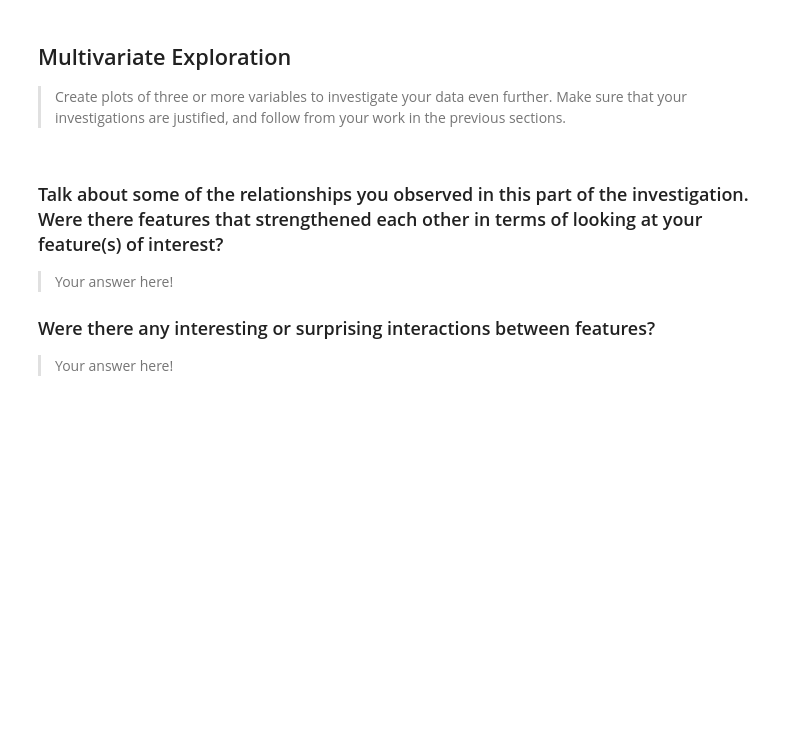
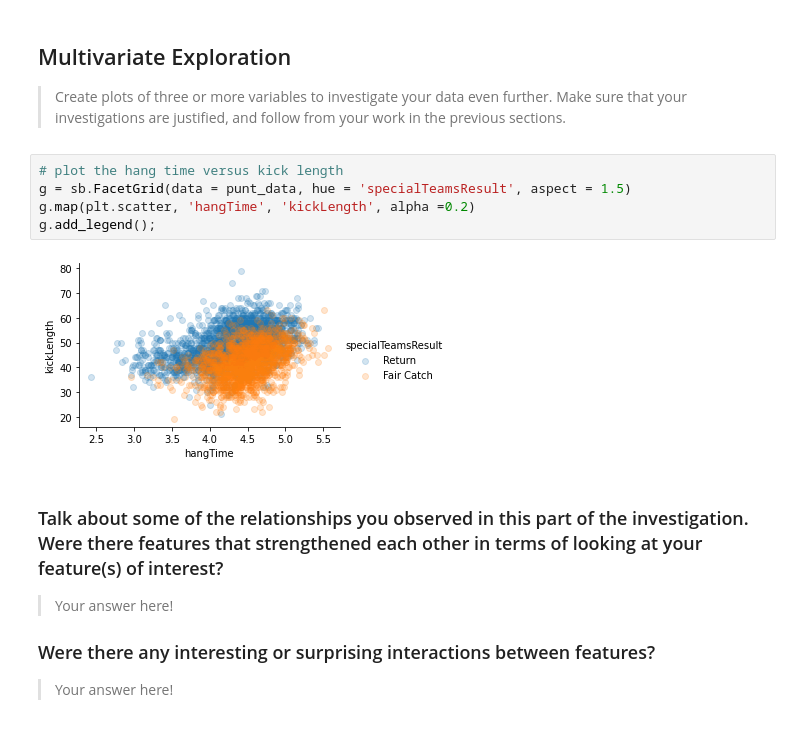
Before and after one commit to dkrejcarek/punt_analysis, a Jupyter notebook: Part_I_exploration_template.ipynb, the cells around one changed output. Drawn from its saved outputs; the diff is of its cells as text; blank space fills up the shorter version.

```diff
--- a/Part_I_exploration_template.ipynb
+++ b/Part_I_exploration_template.ipynb
@@ -563,6 +677,13 @@ There is a slight difference in the play result versus hang time.  It would appe
 > Create plots of three or more variables to investigate your data even
 further. Make sure that your investigations are justified, and follow from
 your work in the previous sections.
+# %%
+# plot the hang time versus kick length
+g = sb.FacetGrid(data = punt_data, hue = 'specialTeamsResult', aspect = 1.5)
+g.map(plt.scatter, 'hangTime', 'kickLength', alpha =0.2)
+g.add_legend();
+# %% [output]
+[figure, added]
 # %% [markdown]
 ### Talk about some of the relationships you observed in this part of the investigation. Were there features that strengthened each other in terms of looking at your feature(s) of interest?
 
```
Also changed, not shown: parts of 13 cells of this notebook.
